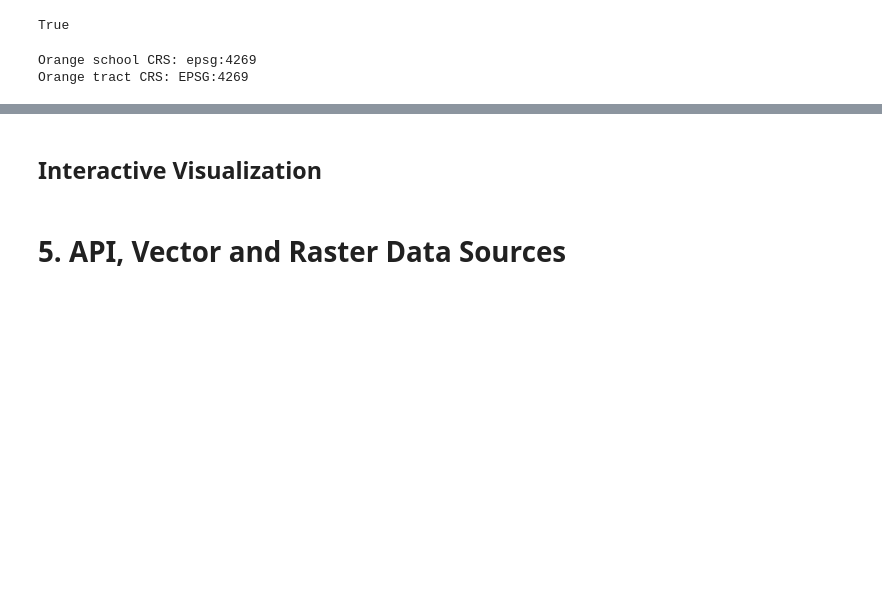
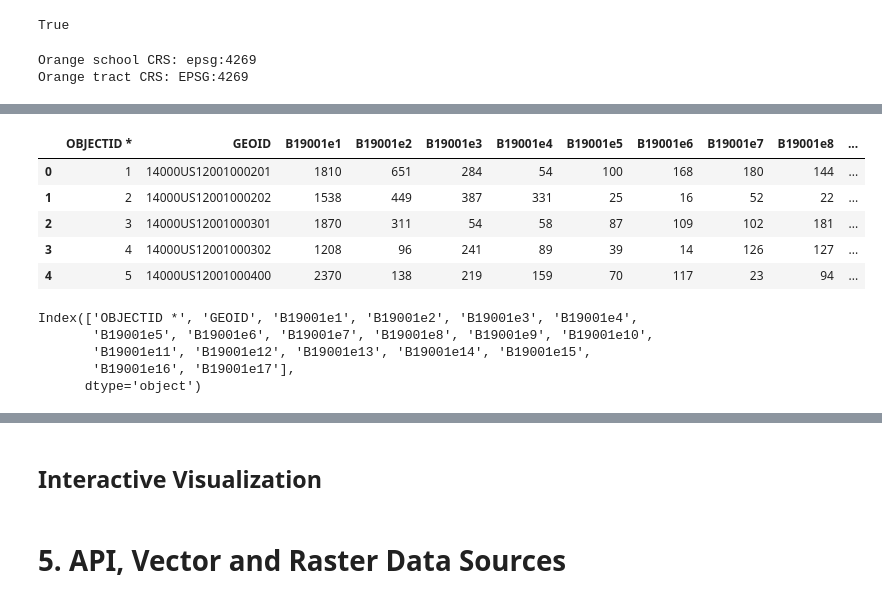
Before and after one commit to meiqingli/PAD-6716, a Jupyter notebook: PAD_6716_Python_Geospatial_Demo.ipynb, the cells around one changed output, grey strips where cells are left out. Saved outputs shown, nothing was run; the diff lists cells and outputs as text; code cells hidden in the pictures; blank space fills up the shorter version.

```diff
--- a/PAD_6716_Python_Geospatial_Demo.ipynb
+++ b/PAD_6716_Python_Geospatial_Demo.ipynb
@@ -403,0 +487,18 @@ Orange tract CRS: EPSG:4269
+# %%
+income_df = pd.read_csv('PAD_6716 Python Data/income.csv')
+income_df.head()
+# %% [output]
+|  | OBJECTID * | GEOID | B19001e1 | B19001e2 | B19001e3 | B19001e4 | B19001e5 | B19001e6 | B19001e7 | B19001e8 | ... |
+| 0 | 1 | 14000US12001000201 | 1810 | 651 | 284 | 54 | 100 | 168 | 180 | 144 | ... |
+| 1 | 2 | 14000US12001000202 | 1538 | 449 | 387 | 331 | 25 | 16 | 52 | 22 | ... |
+| 2 | 3 | 14000US12001000301 | 1870 | 311 | 54 | 58 | 87 | 109 | 102 | 181 | ... |
+| 3 | 4 | 14000US12001000302 | 1208 | 96 | 241 | 89 | 39 | 14 | 126 | 127 | ... |
+| 4 | 5 | 14000US12001000400 | 2370 | 138 | 219 | 159 | 70 | 117 | 23 | 94 | ... |
+# %%
+income_df.columns
+# %% [output]
+Index(['OBJECTID *', 'GEOID', 'B19001e1', 'B19001e2', 'B19001e3', 'B19001e4',
+       'B19001e5', 'B19001e6', 'B19001e7', 'B19001e8', 'B19001e9', 'B19001e10',
+       'B19001e11', 'B19001e12', 'B19001e13', 'B19001e14', 'B19001e15',
+       'B19001e16', 'B19001e17'],
+      dtype='object')
```
Also changed, not shown: parts of 18 cells of this notebook.
